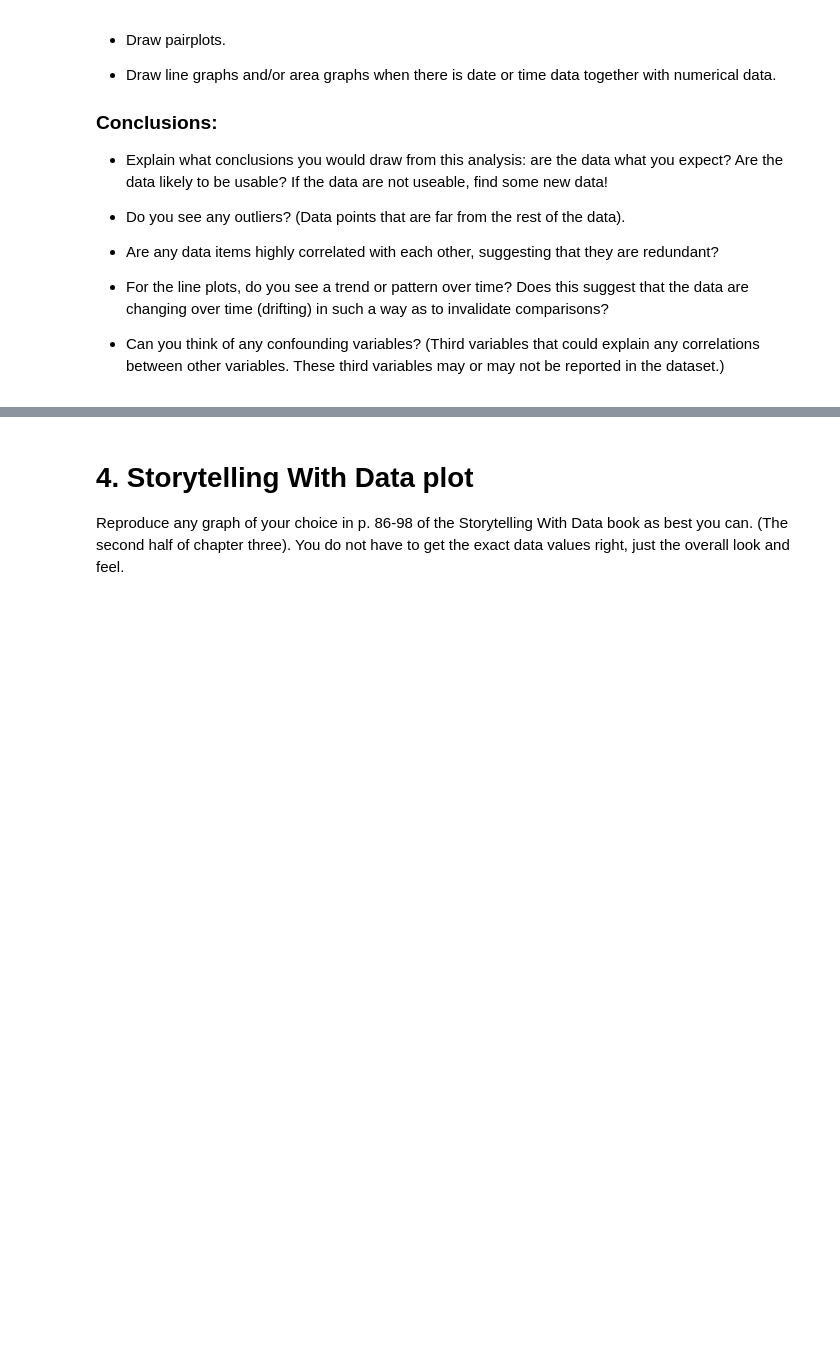
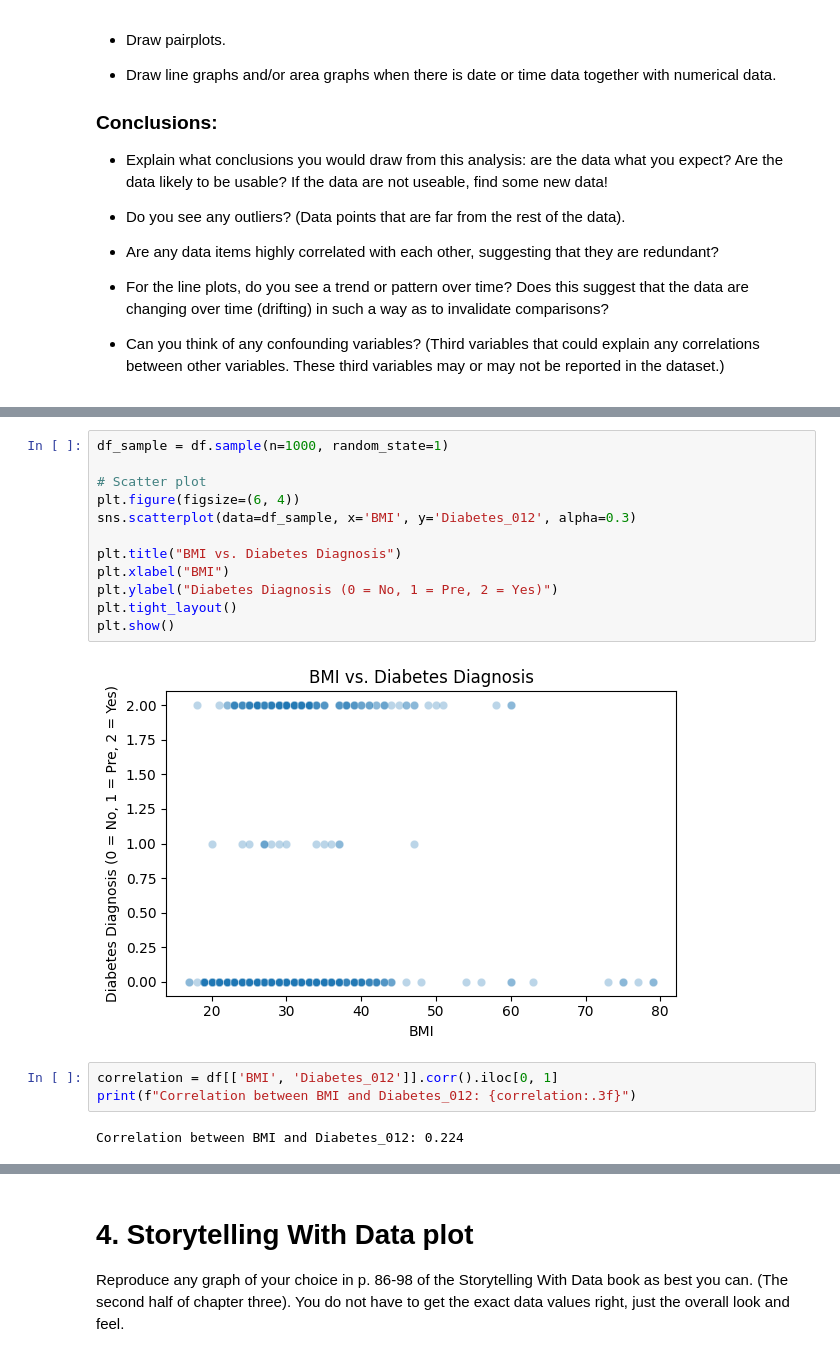
Before and after one commit to rain-dimen/OMDS-ModB2-Milestone3-Dimen-Rain, a Jupyter notebook: OMDS-ModB2-Week6-Dimen-Rain.ipynb, the cells around one changed output, grey strips where cells are left out. Saved outputs shown, nothing was run; the diff lists cells and outputs as text; blank space fills up the shorter version.

```diff
--- a/OMDS-ModB2-Week6-Dimen-Rain.ipynb
+++ b/OMDS-ModB2-Week6-Dimen-Rain.ipynb
@@ -69,0 +107,19 @@ This week, you will do the same types of exercises as last week, but you should
+# %%
+df_sample = df.sample(n=1000, random_state=1)
+
+# Scatter plot
+plt.figure(figsize=(6, 4))
+sns.scatterplot(data=df_sample, x='BMI', y='Diabetes_012', alpha=0.3)
+
+plt.title("BMI vs. Diabetes Diagnosis")
+plt.xlabel("BMI")
+plt.ylabel("Diabetes Diagnosis (0 = No, 1 = Pre, 2 = Yes)")
+plt.tight_layout()
+plt.show()
+# %% [output]
+[figure, added]
+# %%
+correlation = df[['BMI', 'Diabetes_012']].corr().iloc[0, 1]
+print(f"Correlation between BMI and Diabetes_012: {correlation:.3f}")
+# %% [output]
+Correlation between BMI and Diabetes_012: 0.224
```
Also changed, not shown: parts of 17 cells of this notebook.
